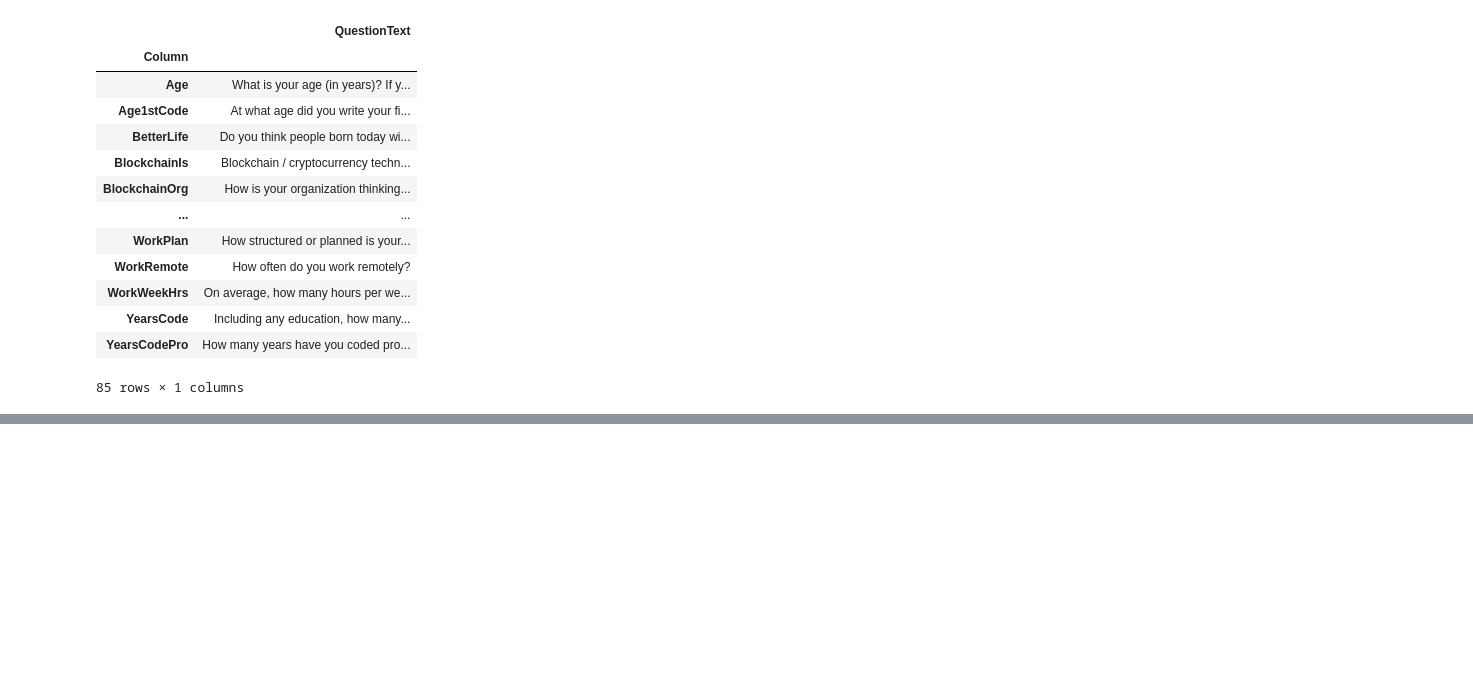
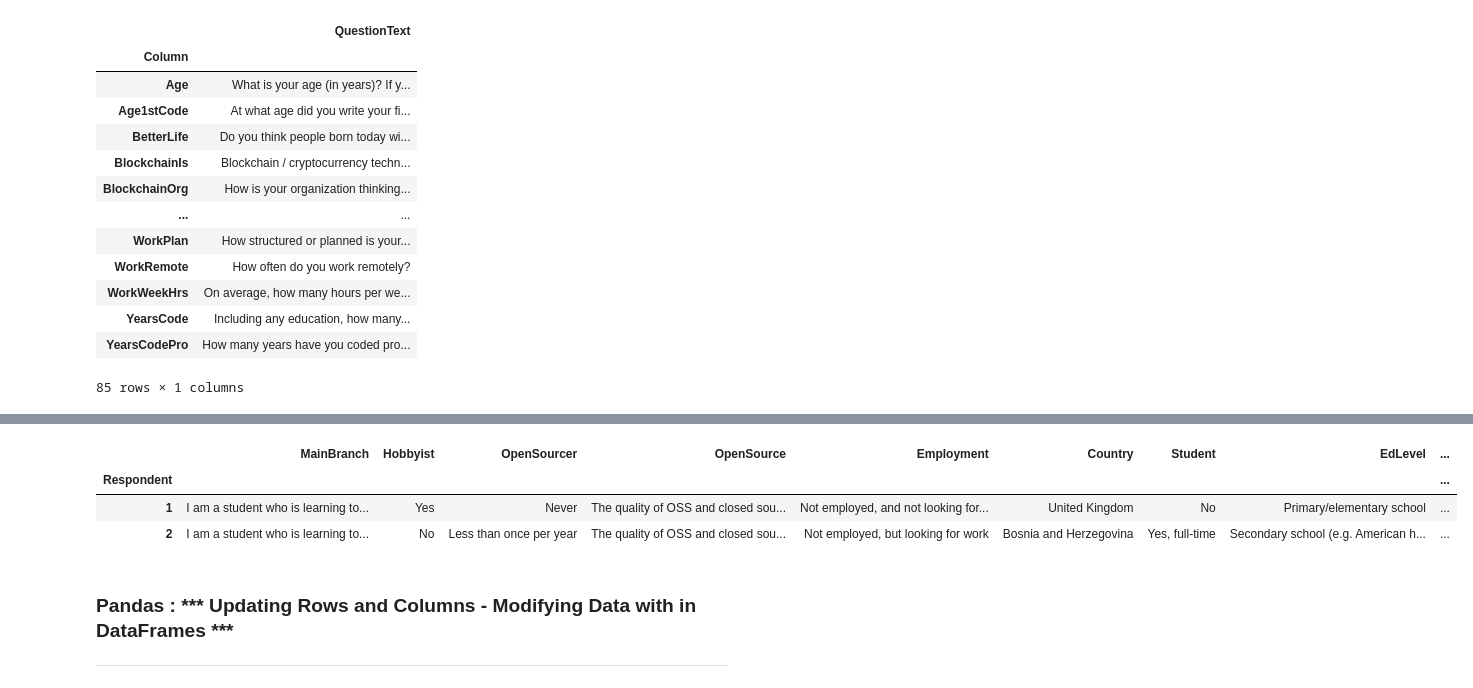
Before and after one commit to sivakguru/Data-Engineering, a Jupyter notebook: Pandas/pandas_jupyter.ipynb, the cells around one changed output, grey strips where cells are left out. Saved outputs shown, nothing was run; the diff lists cells and outputs as text; code cells hidden in the pictures; blank space fills up the shorter version.

```diff
--- a/Pandas/pandas_jupyter.ipynb
+++ b/Pandas/pandas_jupyter.ipynb
@@ -257,0 +332,16 @@ schema_df.sort_index(ascending=True)
+# %%
+# on top of the filter condition also see if the respondents know 'Python' language
+# the column that specifies the Language known is 'LanguageWorkedWith'
+# we have to explicitly mention on how to handle the NaN (Not a Number) values else will throw ERROR
+filter_condition = sr_df['LanguageWorkedWith'].str.contains('Python', na=False)
+
+sr_df.loc[filter_condition].head(2)
+# %% [output]
+|  | MainBranch | Hobbyist | OpenSourcer | OpenSource | Employment | Country | Student | EdLevel | ... |
+| Respondent |  |  |  |  |  |  |  |  | ... |
+| 1 | I am a student who is learning to... | Yes | Never | The quality of OSS and closed sou... | Not employed, and not looking for... | United Kingdom | No | Primary/elementary school | ... |
+| 2 | I am a student who is learning to... | No | Less than once per year | The quality of OSS and closed sou... | Not employed, but looking for work | Bosnia and Herzegovina | Yes, full-time | Secondary school (e.g. American h... | ... |
+# %% [markdown]
+### Pandas : *** Updating Rows and Columns - Modifying Data with in DataFrames ***
+
+***
```
Also changed, not shown: parts of 6 cells of this notebook.
